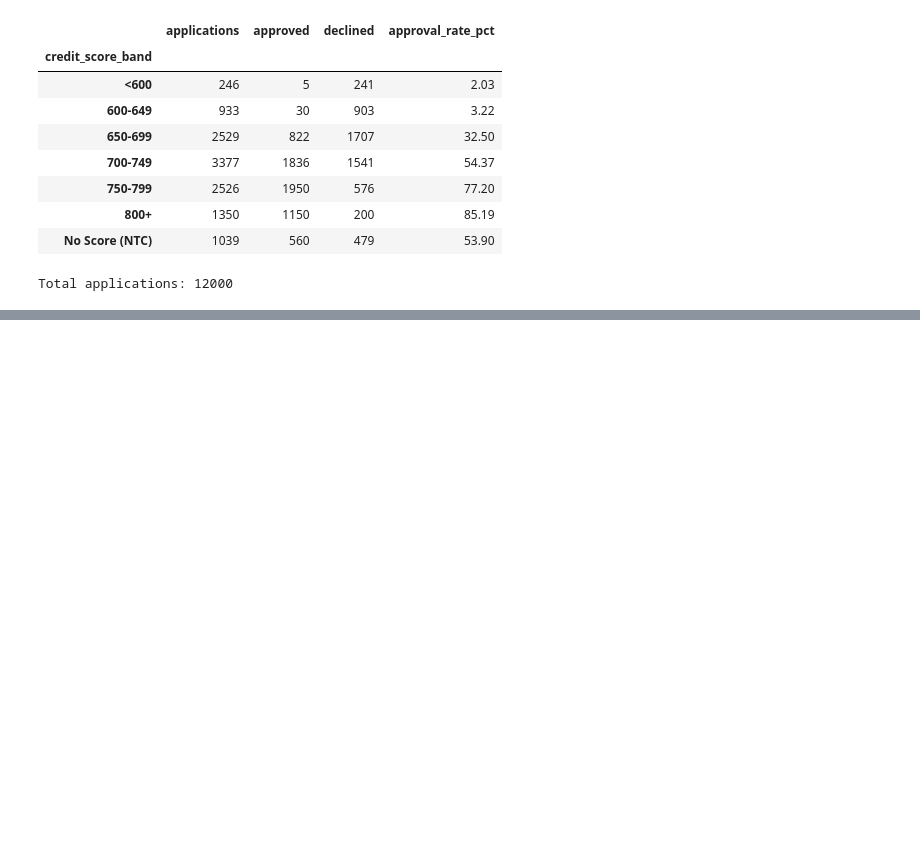
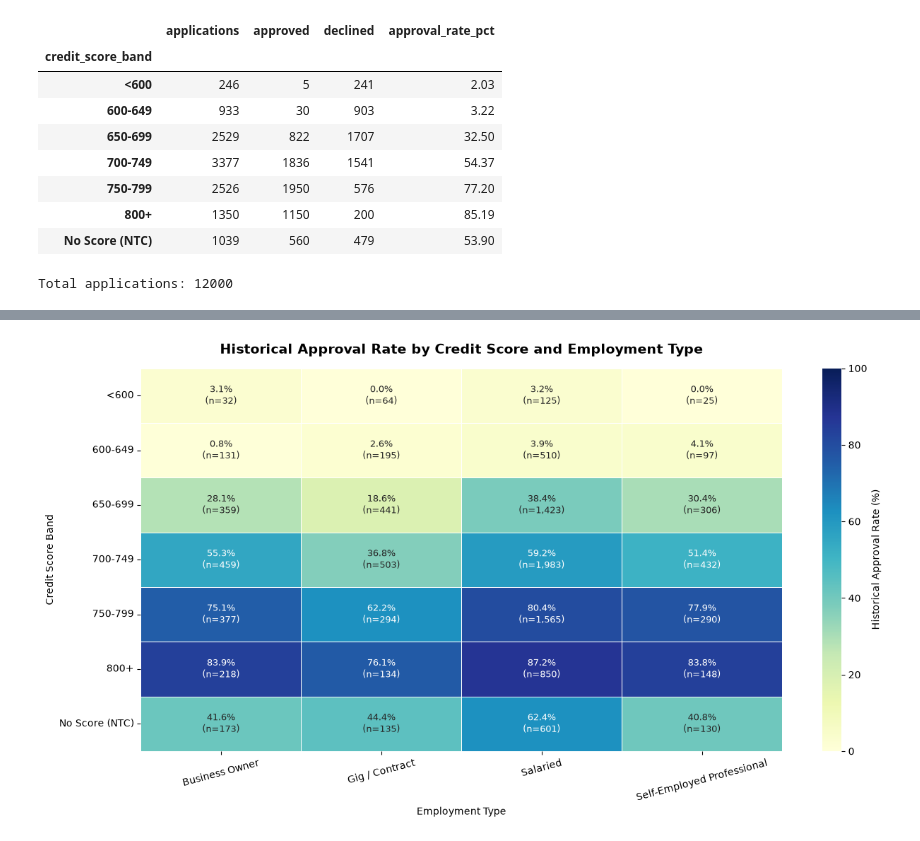
Before and after one commit to harshithkatta04-blip/credit-prescreening-ml, a Jupyter notebook: notebooks/01_credit_prescreening.ipynb, the cells around one changed output, grey strips where cells are left out. Saved outputs shown, nothing was run; the diff lists cells and outputs as text; code cells hidden in the pictures; blank space fills up the shorter version.

```diff
--- a/notebooks/01_credit_prescreening.ipynb
+++ b/notebooks/01_credit_prescreening.ipynb
@@ -1347,0 +1546,59 @@ Total applications: 12000
+# %%
+
+# Graph 3 — Credit Score × Employment Type Heatmap
+
+# Prepare approval rates
+rate_matrix = employment_credit_comparison.pivot(
+    index="credit_score_band",
+    columns="employment_type",
+    values="approval_rate_pct"
+)
+
+# Prepare subgroup application counts
+count_matrix = employment_credit_comparison.pivot(
+    index="credit_score_band",
+    columns="employment_type",
+    values="applications"
+)
+
+# Create annotations: approval rate + sample size
+annotations = rate_matrix.copy().astype(str)
+
+for row in rate_matrix.index:
+    for col in rate_matrix.columns:
+        rate = rate_matrix.loc[row, col]
+        count = count_matrix.loc[row, col]
+        annotations.loc[row, col] = f"{rate:.1f}%\n(n={int(count):,})"
+
+# Plot
+fig, ax = plt.subplots(figsize=(13, 7))
+
+sns.heatmap(
+    rate_matrix,
+    annot=annotations,
+    fmt="",
+    cmap="YlGnBu",
+    vmin=0,
+    vmax=100,
+    linewidths=0.7,
+    linecolor="white",
+    cbar_kws={"label": "Historical Approval Rate (%)"},
+    annot_kws={"fontsize": 9},
+    ax=ax
+)
+
+ax.set_title(
+    "Historical Approval Rate by Credit Score and Employment Type",
+    fontsize=14,
+    fontweight="bold",
+    pad=15
+)
+ax.set_xlabel("Employment Type")
+ax.set_ylabel("Credit Score Band")
+ax.tick_params(axis="x", rotation=15)
+ax.tick_params(axis="y", rotation=0)
+
+plt.tight_layout()
+plt.show()
+# %% [output]
+[figure, added]
```
Also changed, not shown: parts of 66 cells of this notebook, 3 other files.
